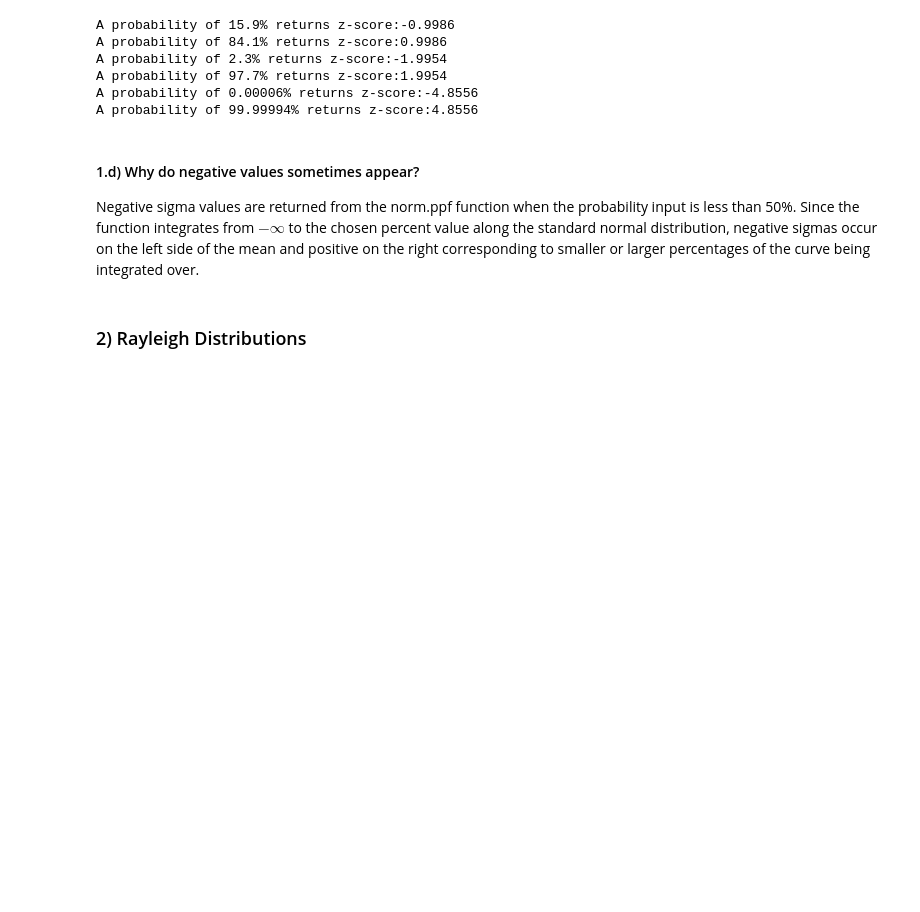
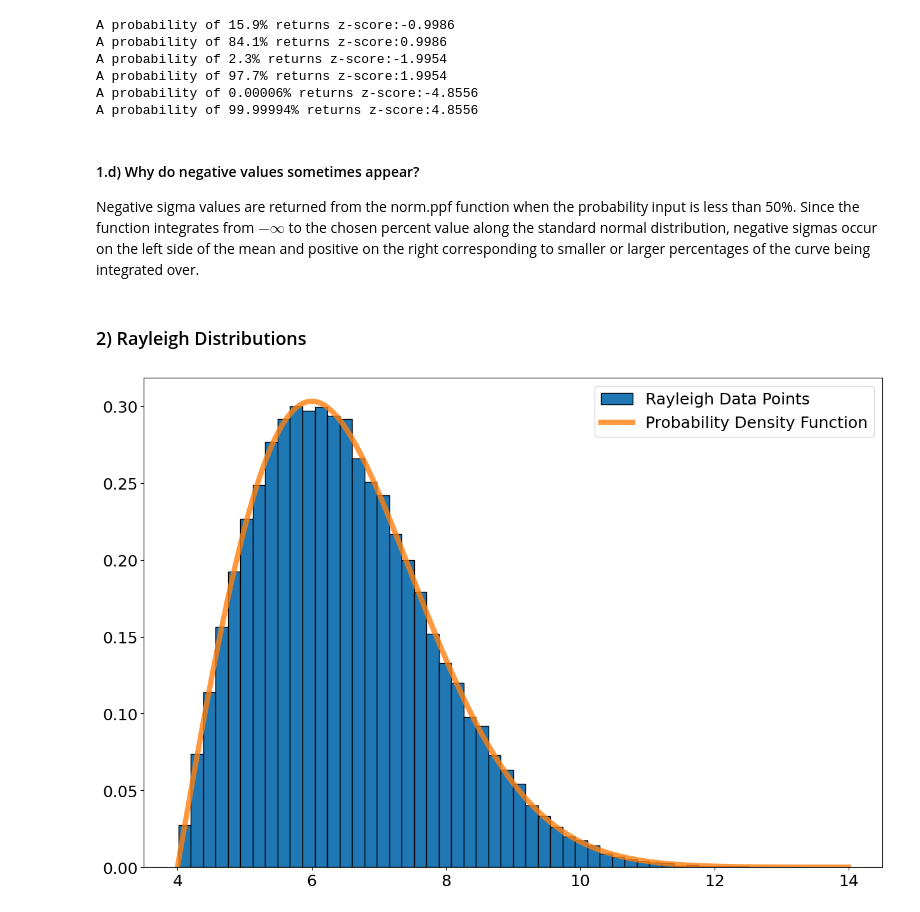
Before and after one commit to tarias16/Phys-434-Big-Data, a Jupyter notebook: Lab_1.ipynb, the cells around one changed output. Saved outputs shown, nothing was run; the diff lists cells and outputs as text; code cells hidden in the pictures; blank space fills up the shorter version.

```diff
--- a/Lab_1.ipynb
+++ b/Lab_1.ipynb
@@ -5,6 +5,7 @@
 # %%
 import numpy as np
 from scipy import stats
-import matplotlib.pyplot
+import matplotlib.pyplot as plt
+plt.rcParams["figure.figsize"] = (15,10)
 # %% [markdown]
 #### 1.b) Try integrating the standard normal distribution
@@ -40,3 +50,18 @@ A probability of 99.99994% returns z-score:4.8556
 Negative sigma values are returned from the norm.ppf function when the probability input is less than 50%. Since the function integrates from $- \infty$ to the chosen percent value along the standard normal distribution, negative sigmas occur on the left side of the mean and positive on the right corresponding to smaller or larger percentages of the curve being integrated over.
 # %% [markdown]
 ### 2) Rayleigh Distributions
+# %%
+# Sample 100k datapoints in the Rayleigh Distribution with loc = 4, scale = 2
+datapoints = stats.rayleigh.rvs(size = 100000, loc = 4, scale = 2)
+# %%
+# Setting up plot of the random datapoints overplotted with the pdf
+fig, ax = plt.subplots()
+ax.hist(datapoints, 50, density = True, edgecolor = 'black', label = 'Rayleigh Data Points')
+# Select 1000 values of x for the pdf to create smooth curve
+x = np.linspace(4,14, 1000)
+ax.plot(x, stats.rayleigh.pdf(x, loc = 4, scale = 2), linewidth = 6, alpha = 0.8, label = 'Probability Density Function')
+plt.legend(loc = 0, fontsize = 18)
+plt.tick_params(labelsize = 18)
+plt.show()
+# %% [output]
+[figure, added]
```
Also changed, not shown: parts of 12 cells of this notebook.
